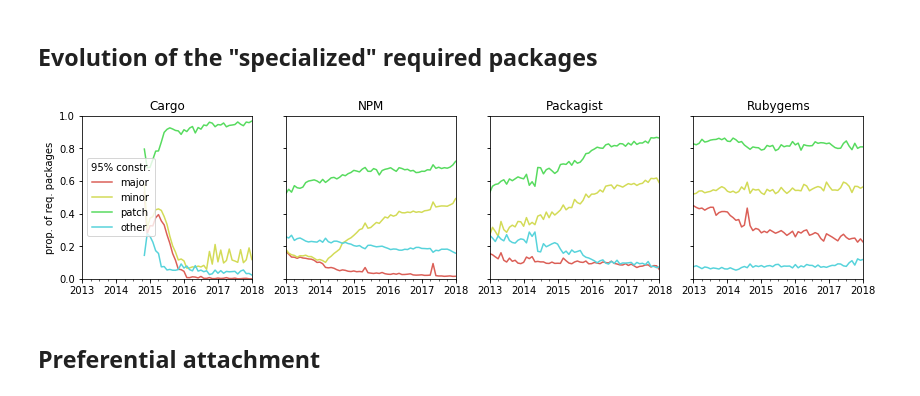
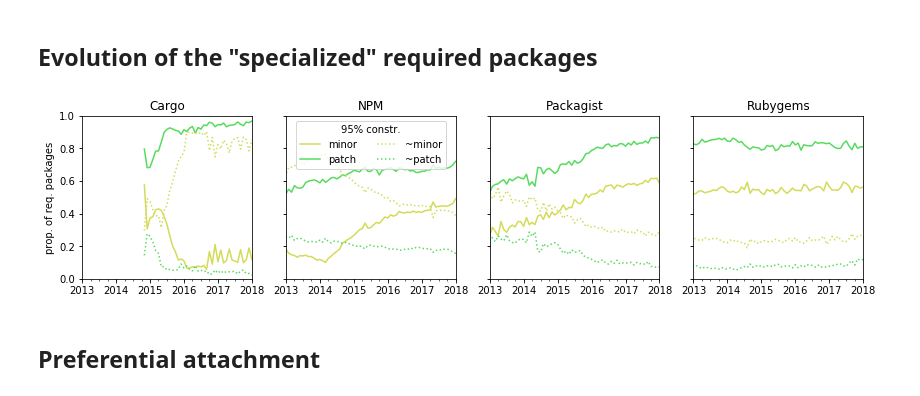
Before and after one commit to AlexandreDecan/secos-constraints, a Jupyter notebook: notebooks/Constraint analysis.ipynb, the cells around one changed output. Cells and saved outputs as stored; diff of their text form; code cells hidden in the pictures.

```diff
--- a/notebooks/Constraint analysis.ipynb
+++ b/notebooks/Constraint analysis.ipynb
@@ -1003,50 +1204,49 @@ fig, axes = matplotlib.pyplot.subplots(nrows=1, ncols=4, sharex=True, sharey=Tru
 fig.set_size_inches(FIG_SIZE_WIDE)
 
 threshold = 0.95
-columns = ['major', 'minor', 'patch', 'other']
 
 data = dict()
 for i, ecosystem in enumerate(ECOSYSTEMS):
     ax = axes[i]
 
     data[ecosystem] = (
         df_dependencies[ecosystem]
-        .assign(dependents=1)
+        .assign(deps=1)
         .groupby(['target', pandas.Grouper(key='date', freq='M')], sort=False)
-        [columns + ['dependents']]
+        [['minor', 'patch', 'deps']]
         .sum()
         .reset_index(level='date')
         .set_index('date')
-        # .apply(lambda d: d >= threshold * d['dependents'], axis=1)
         .assign(
-            major=lambda d: d['major'] >= threshold * d['dependents'],
-            minor=lambda d: d['minor'] >= threshold * d['dependents'],
-            patch=lambda d: d['patch'] >= threshold * d['dependents'],
-            other=lambda d: d['other'] >= threshold * d['dependents'],
+            minor=lambda d: d['minor'] >= threshold * d['deps'],
+            patch=lambda d: d['patch'] >= threshold * d['deps'],
+            not_minor=lambda d: d['minor'] <= (1 - threshold) * d['deps'],
+            not_patch=lambda d: d['patch'] <= (1 - threshold) * d['deps'],
         )
         .assign(required=1)
         .groupby(level='date')
         .sum()
     )
 
     (
         data[ecosystem]
         .apply(lambda d: d / d['required'], axis=1)
-        [columns]
-        .plot(ax=ax, legend=False, color=SEC_PALETTE)
+        [['minor', 'patch', 'not_minor', 'not_patch']]
+        .rename(columns={'not_minor': '~minor', 'not_patch': '~patch'})
+        .plot(ax=ax, legend=False, color=SEC_PALETTE[1:3] + SEC_PALETTE[1:3], style=['-', '-', ':', ':'])
     )
 
     ax.set(
         title=ecosystem,
         xlabel='',
         xlim=DATE_RANGE,
         ylabel='prop. of req. packages',
         ylim=(0, 1),
     )
 
-axes[0].legend(loc='center left', title='{:.0%} constr.'.format(threshold))
+axes[1].legend(loc='upper center', ncol=2, title='{:.0%} constr.'.format(threshold))
 savefig(fig, 'required_proportion_by_month')
 # %% [output]
-[figure, old version]
+[figure, new version]
 # %% [markdown]
 ## Preferential attachment
```
Also changed, not shown: parts of 12 cells of this notebook.
